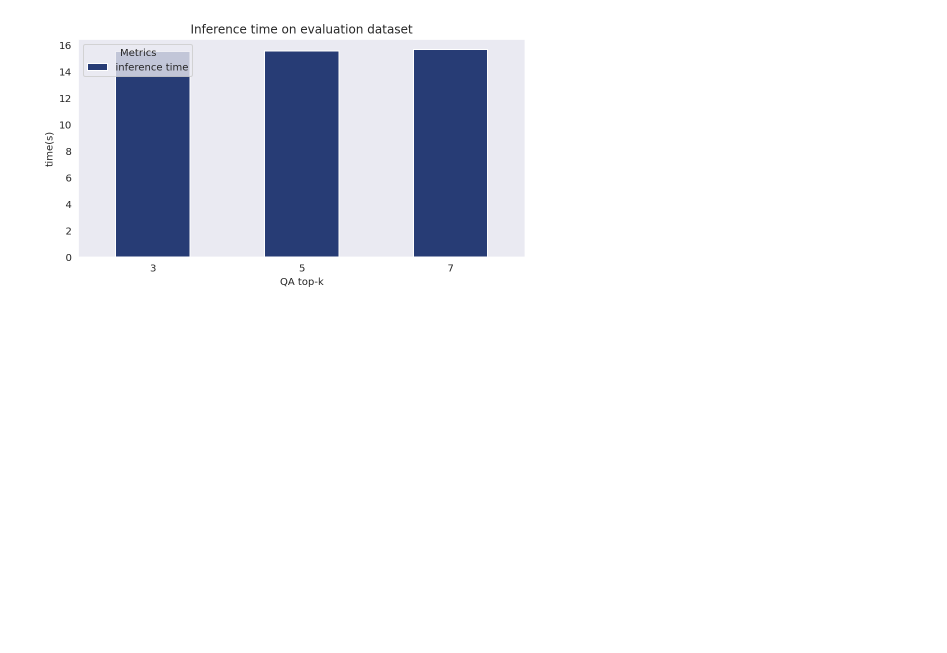
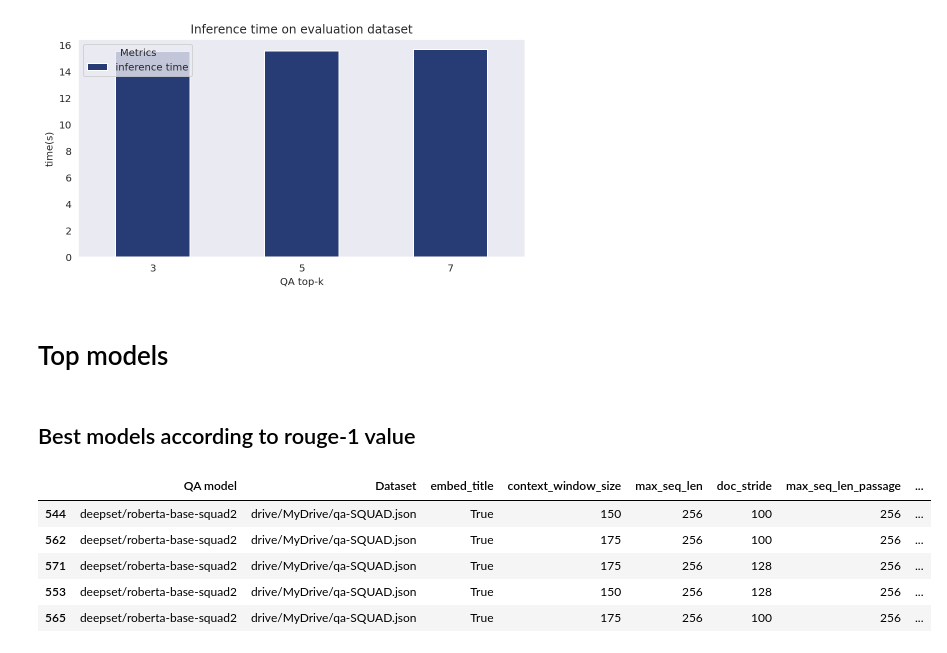
Before and after one commit to MedBot-team/NaBot, a Jupyter notebook: development/qa-server/DPR_QA/Report/Report.ipynb, the cells around one changed output. Drawn from its saved outputs; the diff is of its cells as text; code cells hidden in the pictures; blank space fills up the shorter version.

Commit message:
Update Report of DPR-RAG experiments with top models

```diff
--- a/development/qa-server/DPR_QA/Report/Report.ipynb
+++ b/development/qa-server/DPR_QA/Report/Report.ipynb
@@ -314,3 +314,16 @@ plt.ylabel("time(s)")
 # %% [output]
 Text(0, 0.5, 'time(s)')
 [figure]
+# %% [markdown]
+# Top models
+# %% [markdown]
+## Best models according to rouge-1 value
+# %%
+df.sort_values('Rouge-1', ascending=False).head(5)
+# %% [output]
+|  | QA model | Dataset | embed_title | context_window_size | max_seq_len | doc_stride | max_seq_len_passage | ... |
+| 544 | deepset/roberta-base-squad2 | drive/MyDrive/qa-SQUAD.json | True | 150 | 256 | 100 | 256 | ... |
+| 562 | deepset/roberta-base-squad2 | drive/MyDrive/qa-SQUAD.json | True | 175 | 256 | 100 | 256 | ... |
+| 571 | deepset/roberta-base-squad2 | drive/MyDrive/qa-SQUAD.json | True | 175 | 256 | 128 | 256 | ... |
+| 553 | deepset/roberta-base-squad2 | drive/MyDrive/qa-SQUAD.json | True | 150 | 256 | 128 | 256 | ... |
+| 565 | deepset/roberta-base-squad2 | drive/MyDrive/qa-SQUAD.json | True | 175 | 256 | 100 | 256 | ... |
```
Also changed, not shown: parts of 6 cells of this notebook.
